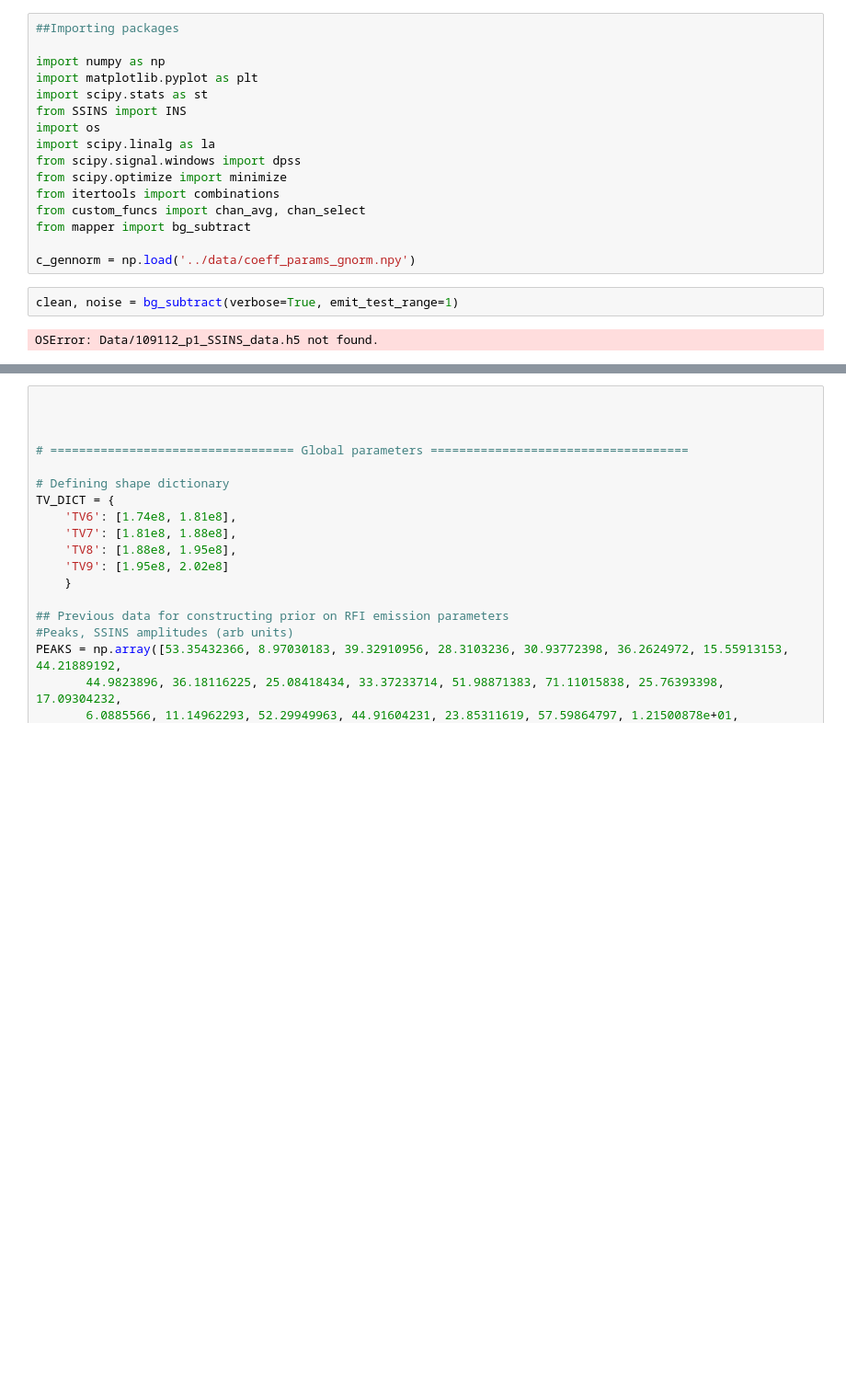
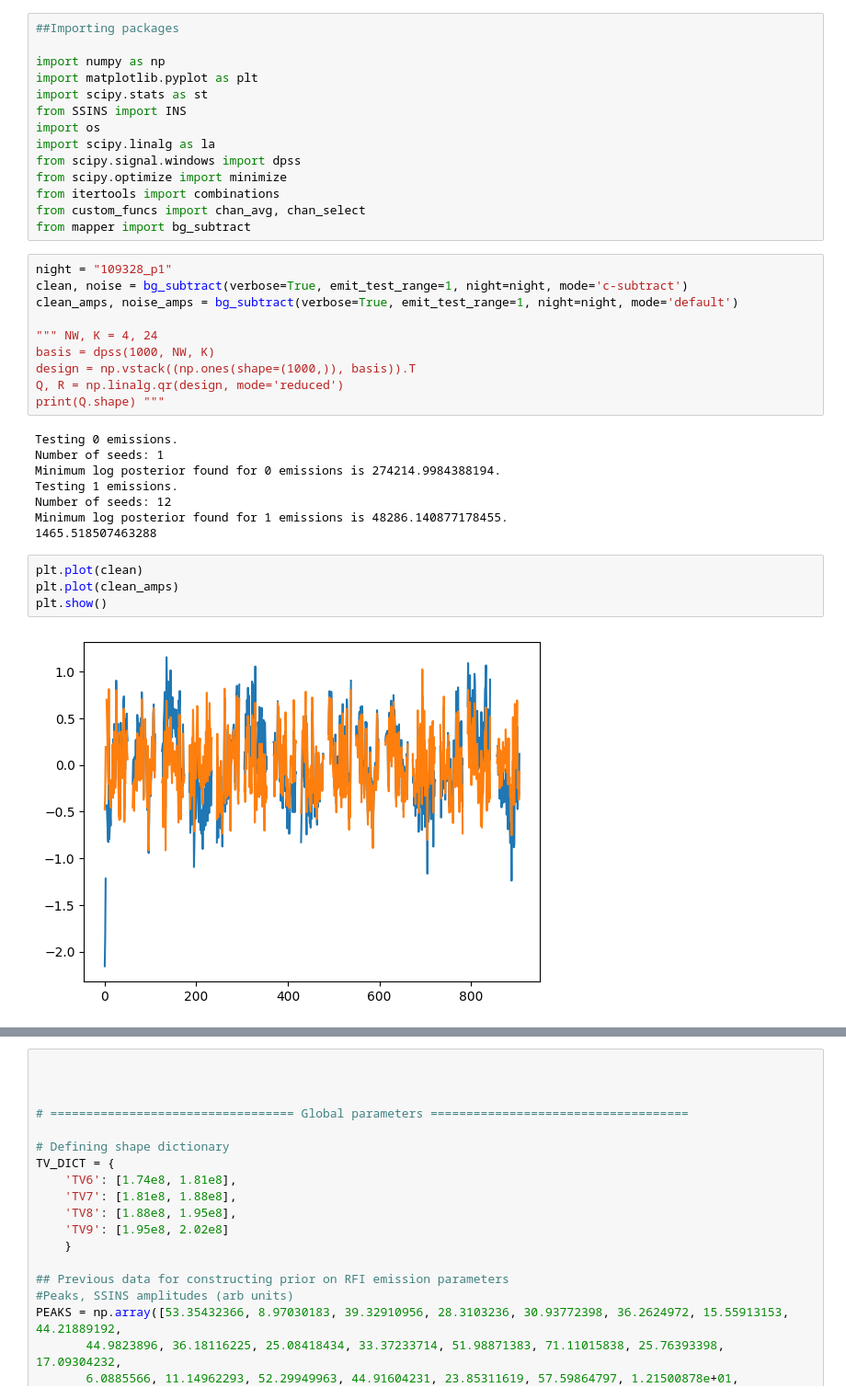
Before and after one commit to baron-de-montblanc/rfi_characterization, a Jupyter notebook: python/test.ipynb, the cells around one changed output, grey strips where cells are left out. Shown at 92% size. Cells and saved outputs as stored; diff of their text form; blank space fills up the shorter version.

Commit message:
Implemented constant offset + DPSS perturbation and vanilla DPSS background fitting as separate modes in bg_subtract.

```diff
--- a/python/test.ipynb
+++ b/python/test.ipynb
@@ -12,9 +12,27 @@ from scipy.optimize import minimize
 from itertools import combinations
 from custom_funcs import chan_avg, chan_select
 from mapper import bg_subtract
-
-c_gennorm = np.load('../data/coeff_params_gnorm.npy')
 # %%
-clean, noise = bg_subtract(verbose=True, emit_test_range=1)
+night = "109328_p1"
+clean, noise = bg_subtract(verbose=True, emit_test_range=1, night=night, mode='c-subtract')
+clean_amps, noise_amps = bg_subtract(verbose=True, emit_test_range=1, night=night, mode='default')
+
+""" NW, K = 4, 24
+basis = dpss(1000, NW, K)
+design = np.vstack((np.ones(shape=(1000,)), basis)).T
+Q, R = np.linalg.qr(design, mode='reduced')
+print(Q.shape) """
 # %% [output]
-OSError: Data/109112_p1_SSINS_data.h5 not found.
+Testing 0 emissions.
+Number of seeds: 1
+Minimum log posterior found for 0 emissions is 274214.9984388194.
+Testing 1 emissions.
+Number of seeds: 12
+Minimum log posterior found for 1 emissions is 48286.140877178455.
+1465.518507463288
+# %%
+plt.plot(clean)
+plt.plot(clean_amps)
+plt.show()
+# %% [output]
+[figure, added]
```
Also changed, not shown: parts of 1 cell of this notebook, 1 other file.
